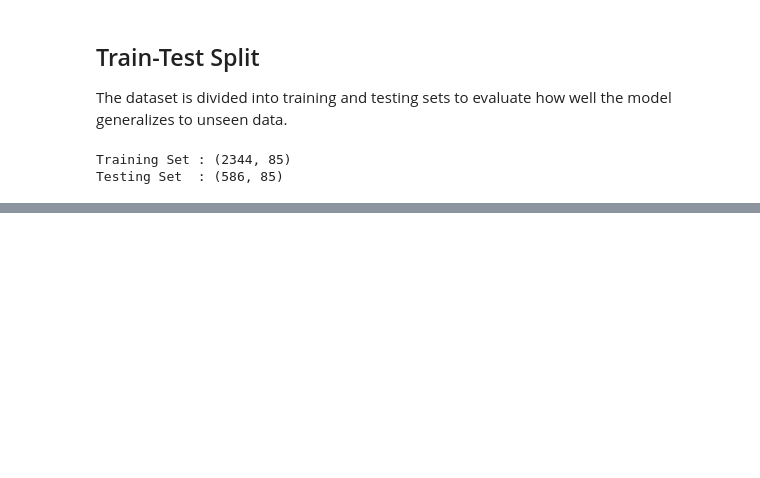
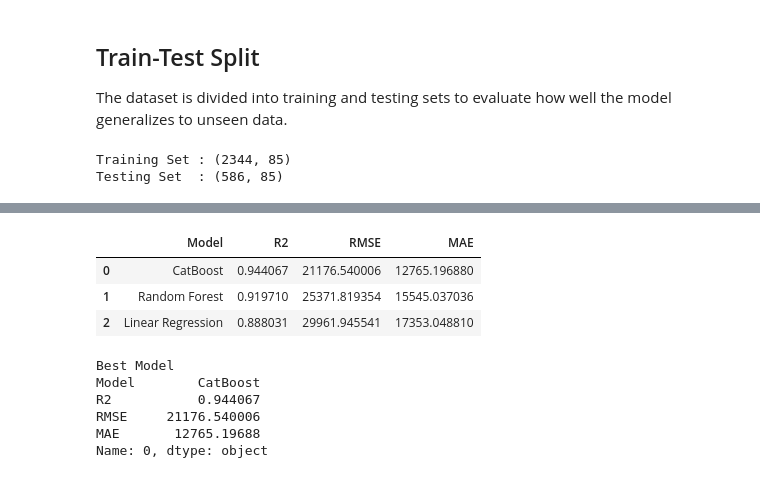
Before and after one commit to atika94/House-Price-Prediction, a Jupyter notebook: notebooks/House Price Prediction.ipynb, the cells around one changed output, grey strips where cells are left out. Drawn from its saved outputs; the diff is of its cells as text; code cells hidden in the pictures; blank space fills up the shorter version.

Commit message:
feat: train and evaluate baseline regression models

```diff
--- a/notebooks/House Price Prediction.ipynb
+++ b/notebooks/House Price Prediction.ipynb
@@ -597,0 +706,21 @@ Testing Set  : (586, 85)
+# %%
+# CatBoost Pipeline
+
+cat_pipeline = Pipeline([
+    ("preprocessor", preprocessor),
+    ("model", CatBoostRegressor(
+        verbose=0,
+        random_state=42
+    ))
+])
+
+# Train
+cat_pipeline.fit(X_train, y_train)
+
+# Evaluate
+cat_results = evaluate_model(
+    "CatBoost",
+    cat_pipeline,
+    X_test,
+    y_test
+)
@@ -597,0 +738,32 @@ Testing Set  : (586, 85)
+# %%
+results = pd.DataFrame([
+    lr_results,
+    rf_results,
+    cat_results
+])
+
+results = results.sort_values(
+    by="R2",
+    ascending=False
+)
+
+results.reset_index(drop=True, inplace=True)
+
+results
+# %% [output]
+|  | Model | R2 | RMSE | MAE |
+| 0 | CatBoost | 0.944067 | 21176.540006 | 12765.196880 |
+| 1 | Random Forest | 0.919710 | 25371.819354 | 15545.037036 |
+| 2 | Linear Regression | 0.888031 | 29961.945541 | 17353.048810 |
+# %%
+best_model = results.iloc[0]
+
+print("Best Model")
+print(best_model)
+# %% [output]
+Best Model
+Model        CatBoost
+R2           0.944067
+RMSE     21176.540006
+MAE       12765.19688
+Name: 0, dtype: object
```
Also changed, not shown: parts of 17 cells of this notebook.
